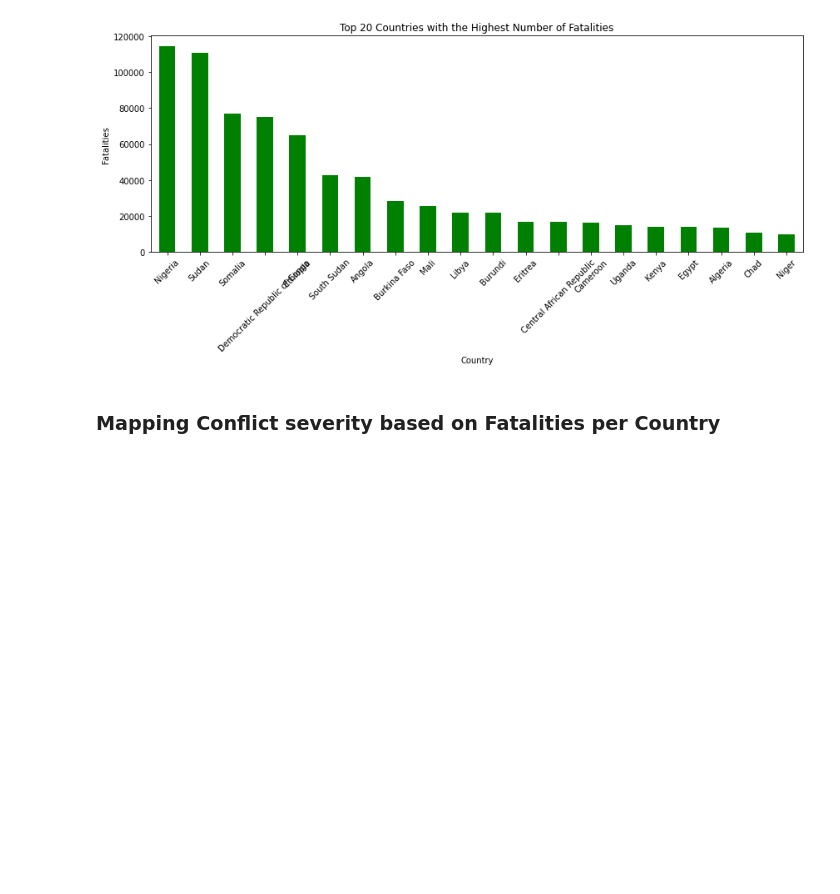
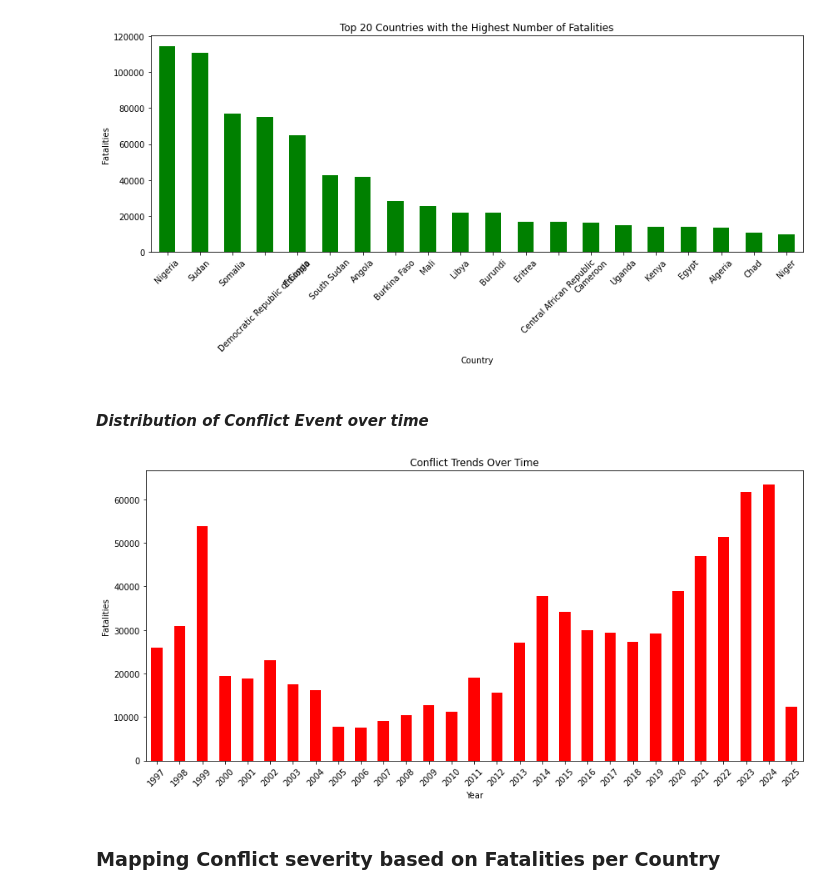
Before and after one commit to Collz472/DSF-PT08P5-GROUP-11-CAPSTONE-PROJECT, a Jupyter notebook: Conflict_Prediction_Model_in_Africa.ipynb, the cells around one changed output. Cells and saved outputs as stored; diff of their text form; code cells hidden in the pictures; blank space fills up the shorter version.

```diff
--- a/Conflict_Prediction_Model_in_Africa.ipynb
+++ b/Conflict_Prediction_Model_in_Africa.ipynb
@@ -658,6 +656,21 @@ plt.tight_layout()
 plt.show()
 # %% [output]
 [figure]
+# %% [markdown]
+#### ***Distribution of Conflict Event over time***
+# %%
+# Conflict trends over time
+conflict_trends = df1.groupby('year')['fatalities'].sum()
+plt.figure(figsize=(12, 6))
+conflict_trends.plot(kind='bar', color='r')
+plt.title('Conflict Trends Over Time')
+plt.xlabel('Year')
+plt.ylabel('Fatalities')
+plt.xticks(rotation=45)
+plt.tight_layout()
+plt.show()
+# %% [output]
+[figure, added]
 # %% [markdown]
 ### ****Mapping Conflict severity based on Fatalities per Country****
 # %%
```
Also changed, not shown: parts of 4 cells of this notebook.
